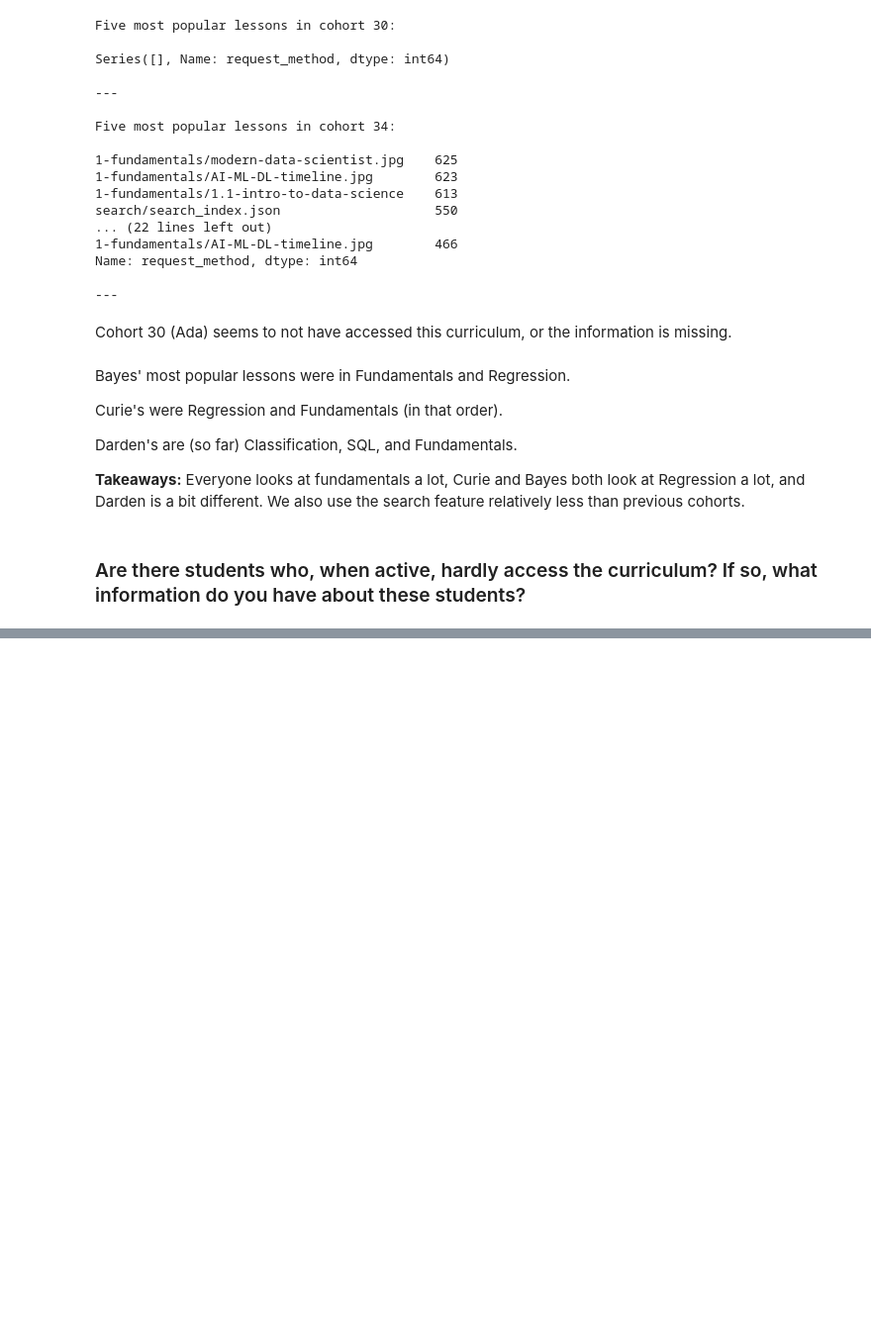
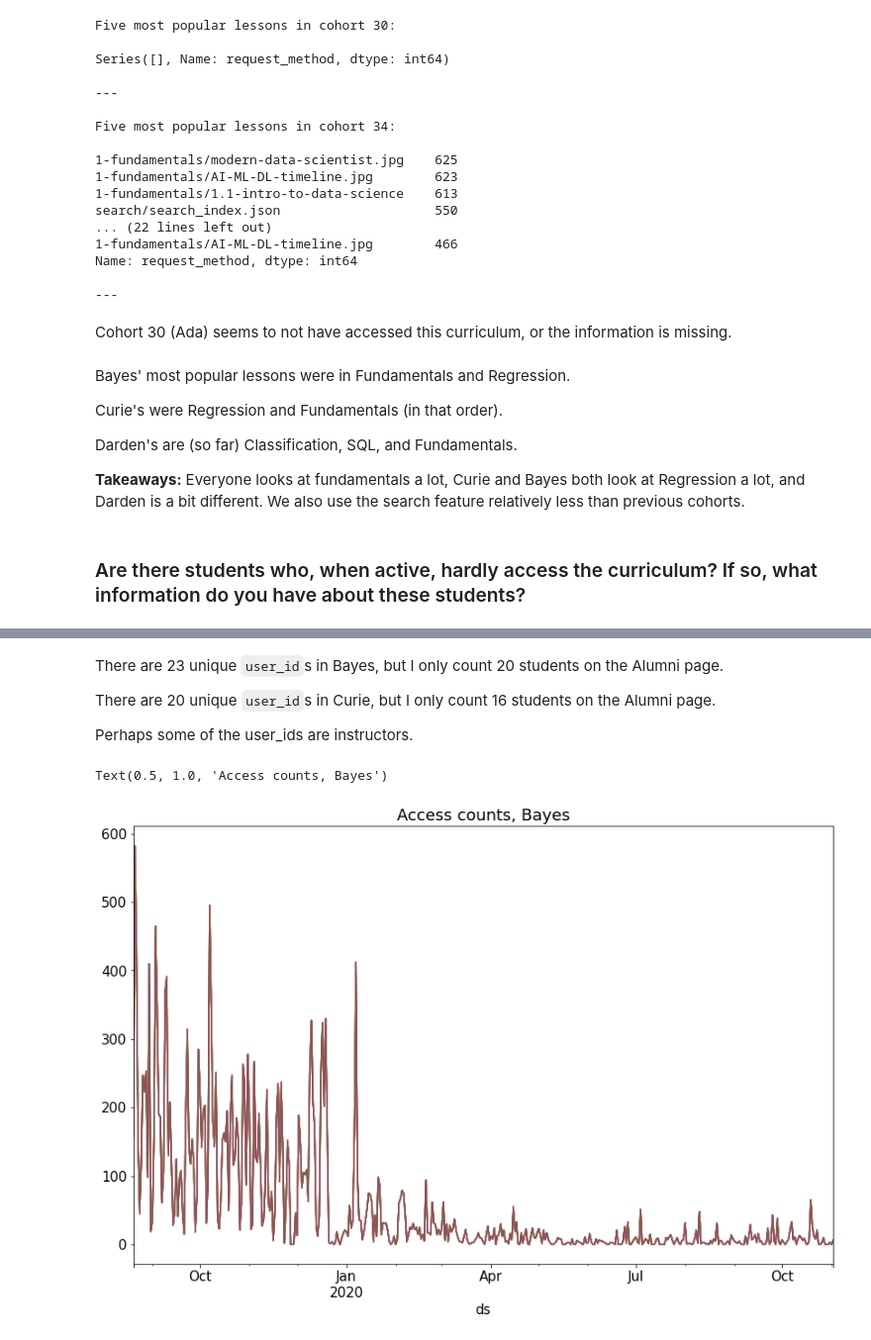
Before and after one commit to KwameTaylor/Curriculum-Access-Anomaly-Detection, a Jupyter notebook: Duds-During-Dardens-Duration.ipynb, the cells around one changed output, grey strips where cells are left out. Shown at 99% size. Cells and saved outputs as stored; diff of their text form; code cells hidden in the pictures; blank space fills up the shorter version.

Commit message:
explore students with low access rate

````diff
--- a/Duds-During-Dardens-Duration.ipynb
+++ b/Duds-During-Dardens-Duration.ipynb
@@ -763,0 +794,13 @@ Darden's are (so far) Classification, SQL, and Fundamentals.
+# %% [markdown]
+There are 23 unique ```user_id```s in Bayes, but I only count 20 students on the Alumni page.
+
+There are 20 unique ```user_id```s in Curie, but I only count 16 students on the Alumni page.
+
+Perhaps some of the user_ids are instructors.
+# %%
+data_science[data_science.cohort_id == '34'].resample('D').count().plot(legend=False)
+plt.title('Access counts, Bayes')
+plt.show()
+# %% [output]
+Text(0.5, 1.0, 'Access counts, Bayes')
+[figure, added]
````
Also changed, not shown: parts of 28 cells of this notebook.
